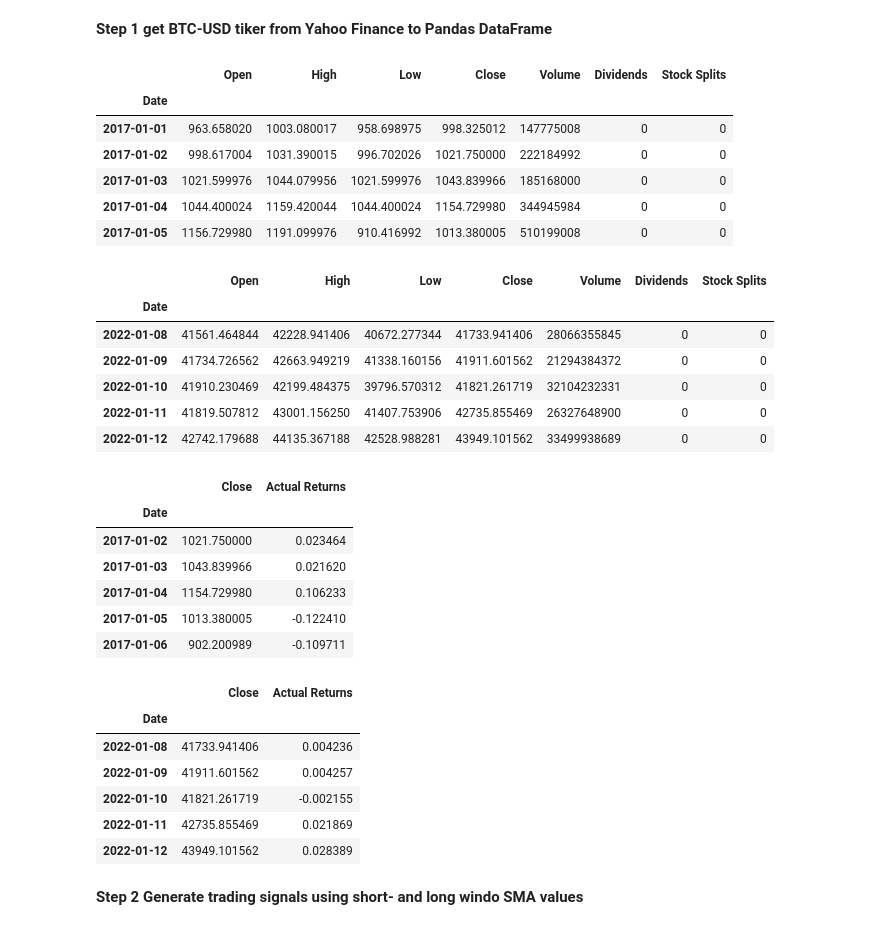
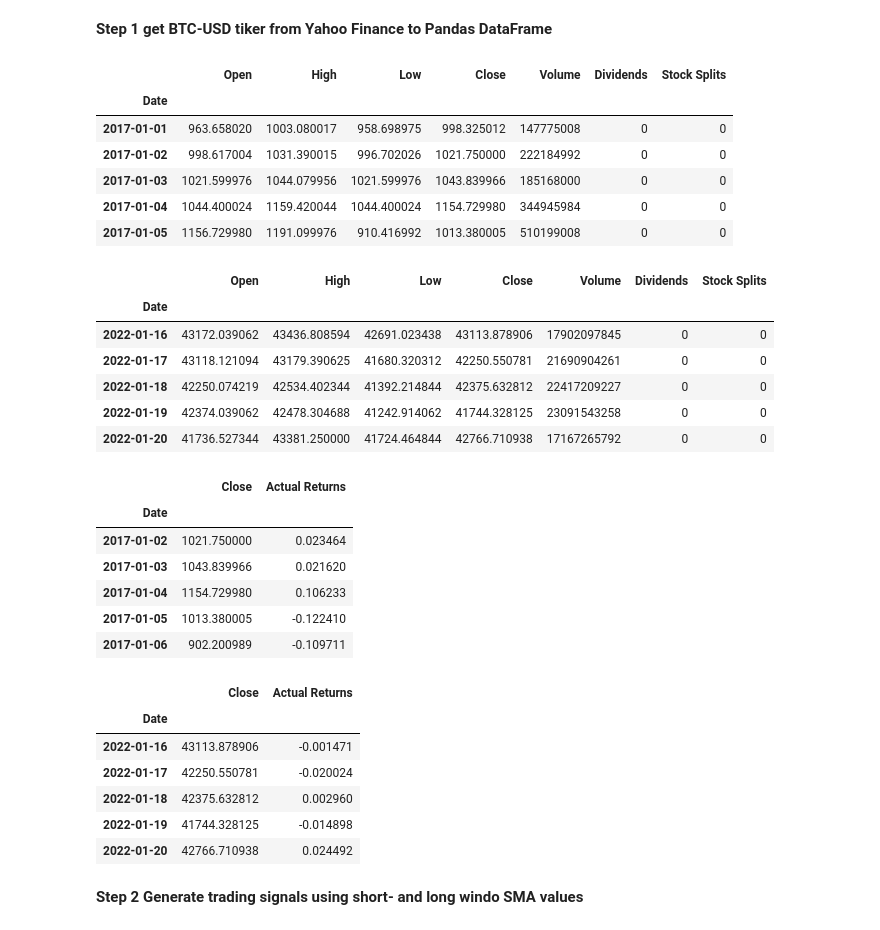
Before and after one commit to tylergusmyers/ML_token_prices, a Jupyter notebook: BTC_Pricing_Model.ipynb, the cells around one changed output. Saved outputs shown, nothing was run; the diff lists cells and outputs as text; code cells hidden in the pictures.

```diff
--- a/BTC_Pricing_Model.ipynb
+++ b/BTC_Pricing_Model.ipynb
@@ -46,32 +46,32 @@ from pytrends.request import TrendReq
 # %%
 # Upload BitCoin historical data from Yahoo finance and load into Pandas DataFrame
 btc = yf.Ticker("BTC-USD")
 
 # get historical market data
 btc_usd_df = btc.history(
                           start='2017-01-01',
-                      end='2022-01-12',
+                      end='2022-01-20',
                       progress=False,
 )
 
 
 display(btc_usd_df.head())
 display(btc_usd_df.tail())
 # %% [output]
 |  | Open | High | Low | Close | Volume | Dividends | Stock Splits |
 | Date |  |  |  |  |  |  |  |
 | 2017-01-01 | 963.658020 | 1003.080017 | 958.698975 | 998.325012 | 147775008 | 0 | 0 |
 | 2017-01-02 | 998.617004 | 1031.390015 | 996.702026 | 1021.750000 | 222184992 | 0 | 0 |
 | 2017-01-03 | 1021.599976 | 1044.079956 | 1021.599976 | 1043.839966 | 185168000 | 0 | 0 |
 | 2017-01-04 | 1044.400024 | 1159.420044 | 1044.400024 | 1154.729980 | 344945984 | 0 | 0 |
 | 2017-01-05 | 1156.729980 | 1191.099976 | 910.416992 | 1013.380005 | 510199008 | 0 | 0 |
 |  | Open | High | Low | Close | Volume | Dividends | Stock Splits |
 | Date |  |  |  |  |  |  |  |
-| 2022-01-08 | 41561.464844 | 42228.941406 | 40672.277344 | 41733.941406 | 28066355845 | 0 | 0 |
-| 2022-01-09 | 41734.726562 | 42663.949219 | 41338.160156 | 41911.601562 | 21294384372 | 0 | 0 |
-| 2022-01-10 | 41910.230469 | 42199.484375 | 39796.570312 | 41821.261719 | 32104232331 | 0 | 0 |
-| 2022-01-11 | 41819.507812 | 43001.156250 | 41407.753906 | 42735.855469 | 26327648900 | 0 | 0 |
-| 2022-01-12 | 42742.179688 | 44135.367188 | 42528.988281 | 43949.101562 | 33499938689 | 0 | 0 |
+| 2022-01-16 | 43172.039062 | 43436.808594 | 42691.023438 | 43113.878906 | 17902097845 | 0 | 0 |
+| 2022-01-17 | 43118.121094 | 43179.390625 | 41680.320312 | 42250.550781 | 21690904261 | 0 | 0 |
+| 2022-01-18 | 42250.074219 | 42534.402344 | 41392.214844 | 42375.632812 | 22417209227 | 0 | 0 |
+| 2022-01-19 | 42374.039062 | 42478.304688 | 41242.914062 | 41744.328125 | 23091543258 | 0 | 0 |
+| 2022-01-20 | 41736.527344 | 43381.250000 | 41724.464844 | 42766.710938 | 17167265792 | 0 | 0 |
 # %%
 # Drop columns "Dividens" and "Stocks Splits" as they are not relevant to crypto coins
 btc_usd_df = btc_usd_df.drop(["Dividends", "Stock Splits"], axis=1)
@@ -99,11 +99,11 @@ display(signals_df.tail())
 | 2017-01-06 | 902.200989 | -0.109711 |
 |  | Close | Actual Returns |
 | Date |  |  |
-| 2022-01-08 | 41733.941406 | 0.004236 |
-| 2022-01-09 | 41911.601562 | 0.004257 |
-| 2022-01-10 | 41821.261719 | -0.002155 |
-| 2022-01-11 | 42735.855469 | 0.021869 |
-| 2022-01-12 | 43949.101562 | 0.028389 |
+| 2022-01-16 | 43113.878906 | -0.001471 |
+| 2022-01-17 | 42250.550781 | -0.020024 |
+| 2022-01-18 | 42375.632812 | 0.002960 |
+| 2022-01-19 | 41744.328125 | -0.014898 |
+| 2022-01-20 | 42766.710938 | 0.024492 |
 # %% [markdown]
 **Step 2 Generate trading signals using short- and long windo SMA values**
 # %%
```
Also changed, not shown: parts of 17 cells of this notebook.
